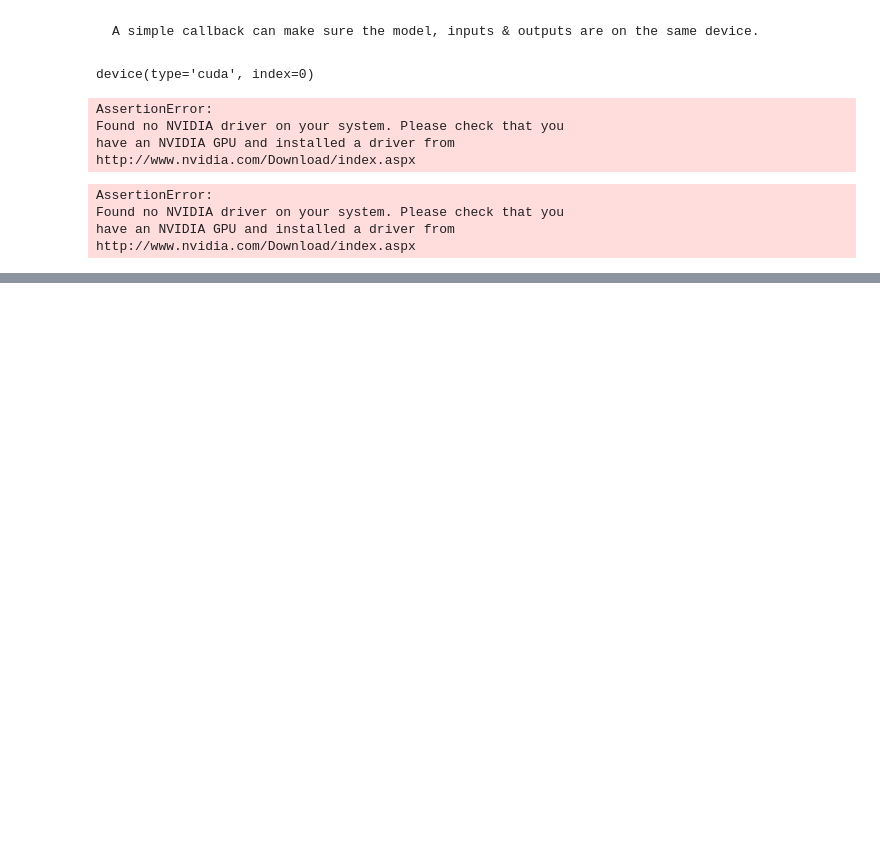
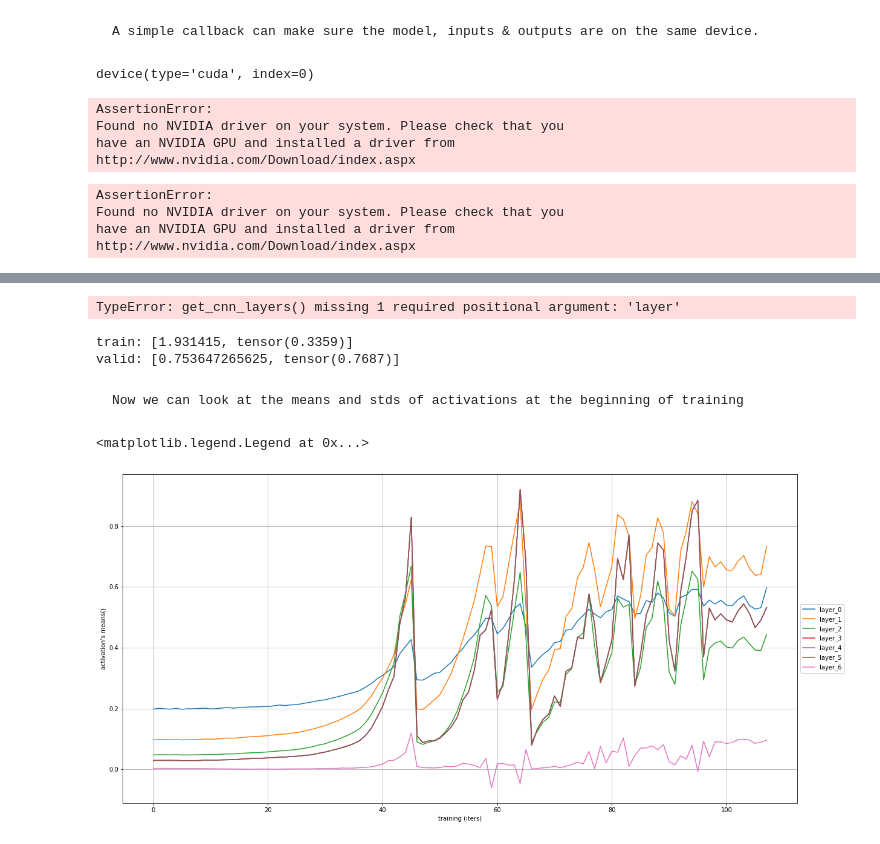
Before and after one commit to imflash217/flashNet, a Jupyter notebook: src/flashai/imflash217__03_cuda_cnn_hooks_init.ipynb, the cells around one changed output, grey strips where cells are left out. Cells and saved outputs as stored; diff of their text form; code cells hidden in the pictures; blank space fills up the shorter version.

````diff
--- a/src/flashai/imflash217__03_cuda_cnn_hooks_init.ipynb
+++ b/src/flashai/imflash217__03_cuda_cnn_hooks_init.ipynb
@@ -159,0 +199,15 @@ http://www.nvidia.com/Download/index.aspx
+# %%
+nfs = [8, 16, 32, 32]         ### number of filters
+# %%
+def get_cnn_layers(data, nfs):
+    nfs = [1] + nfs                                  ### [1] is added for the initial input channels (in MNIST the inputs are 1-channel gray images)
+    layers = [
+        conv2d(ni=nfs[i], nf=nfs[i+1], ks=(5 if i==0 else 3))
+        for i in range(len(nfs)-1)
+    ] + [torch.nn.AdaptiveAvgPool2d(output_size=1),
+         Lambda(flatten),
+         torch.nn.Linear(in_features=nfs[-1], out_features=data.c)]
+    return layers
+
+def get_cnn_model(data, nfs):
+    return torch.nn.Sequential(*get_cnn_layers(data, nfs))
@@ -159,0 +274,42 @@ http://www.nvidia.com/Download/index.aspx
+# %%
+class SequentialModel(torch.nn.Module):
+    def __init__(self, *layers):
+        super().__init__()
+        self.layers    = torch.nn.ModuleList(layers)
+        self.act_means = [[] for _ in layers]
+        self.act_stds  = [[] for _ in layers]
+
+    def __call__(self, x):
+        for i, l in enumerate(self.layers):
+            x = l(x)
+            self.act_means[i].append(x.data.mean())
+            self.act_stds[i].append(x.data.std())
+        return x
+
+    def __iter__(self):
+        return iter(self.layers)
+# %%
+model = SequentialModel(*get_cnn_layers(data, nfs))
+cbfs = [Recorder, partial(AvgStatsCallback, accuracy), partial(BatchTransformXCallback, mnist_view_tfm)]
+learner, run = get_runner(model, data, lr=0.4, cbs=cbfs)
+# %% [output]
+TypeError: get_cnn_layers() missing 1 required positional argument: 'layer'
+# %%
+run.fit(epochs=1, learner=learner)
+# %% [output]
+train: [1.931415, tensor(0.3359)]
+valid: [0.753647265625, tensor(0.7687)]
+# %% [markdown]
+```
+Now we can look at the means and stds of activations at the beginning of training
+```
+# %%
+for i, l in enumerate(model.act_means):
+    plt.plot(l, label=f"layer_{i}")
+plt.xlabel("training (iters)")
+plt.ylabel("activation's means()")
+plt.grid()
+plt.legend(loc='center left', bbox_to_anchor=(1, 0.5))            ### Put a legend below current axis
+# %% [output]
+<matplotlib.legend.Legend at 0x...>
+[figure, added]
````
Also changed, not shown: parts of 98 cells of this notebook, 6 other files.
